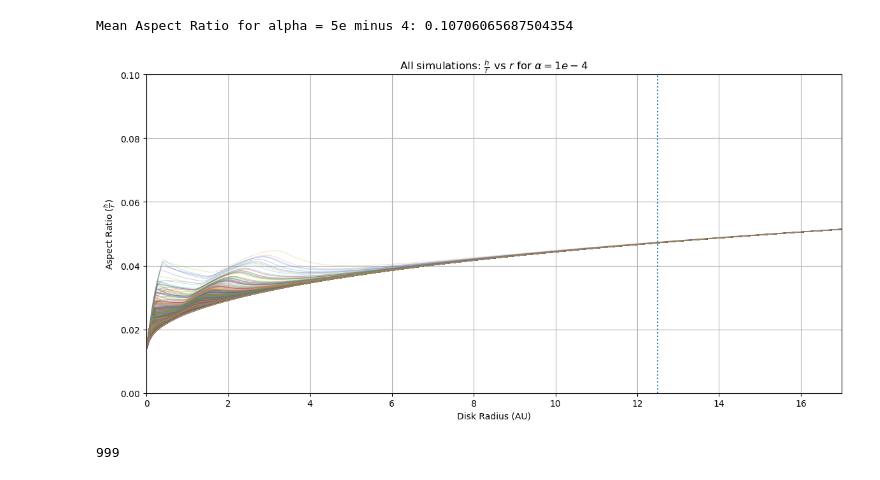
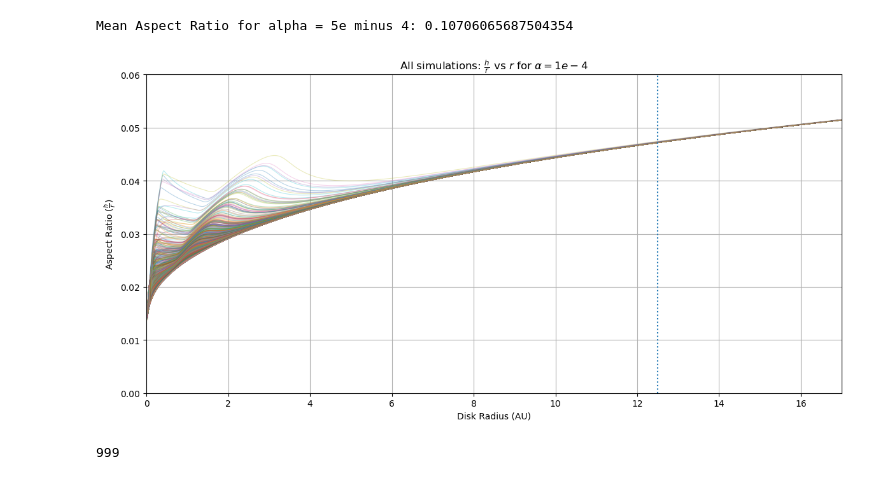
Before and after one commit to Chartman25/UnigeMasters, a Jupyter notebook: Astrophysics_Lab_Disc_Truncation/disk_height_to_radius.ipynb, the cells around one changed output. Saved outputs shown, nothing was run; the diff lists cells and outputs as text; code cells hidden in the pictures.

```diff
--- a/Astrophysics_Lab_Disc_Truncation/disk_height_to_radius.ipynb
+++ b/Astrophysics_Lab_Disc_Truncation/disk_height_to_radius.ipynb
@@ -173,22 +178,23 @@ for ii in range(len(file_paths_alpha_1e_minus_4)):
 # %%
 plt.figure(figsize=(12, 6))
 
 for new_df in dfs_alpha_1e_minus_4:
     disk_radius = new_df.iloc[:, 1]
     aspect_ratio = new_df.iloc[:, 3]
     plt.plot(disk_radius, aspect_ratio, alpha=0.3, linewidth=0.8)
 
 plt.xlabel("Disk Radius (AU)")
 plt.ylabel(r"Aspect Ratio ($\frac{h}{r}$)")
 plt.title(r"All simulations: $\frac{h}{r}$ vs $r$ for $\alpha = " + str(alpha[1]) + "$")
 plt.grid()
 plt.tight_layout()
 plt.axvline(12.5, linestyle = ':')
 plt.xlim(0, 17)
-plt.ylim(0,.1)
+plt.ylim(0,.06)
+
 plt.show()
 # %% [output]
-[figure, old version]
+[figure, new version]
 # %%
 print(len(dfs_alpha_1e_minus_4))
 # %% [output]
```
Also changed, not shown: parts of 8 cells of this notebook, 7 other files.
